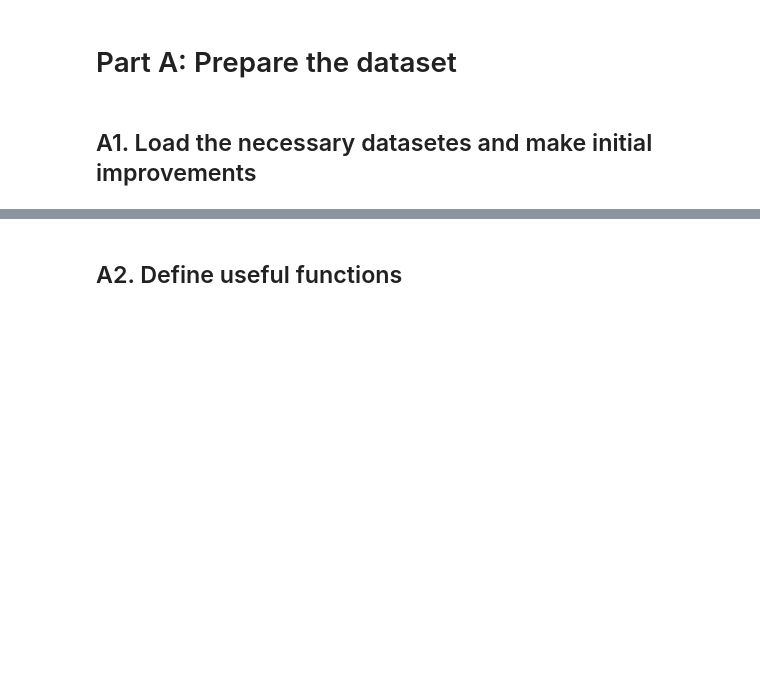
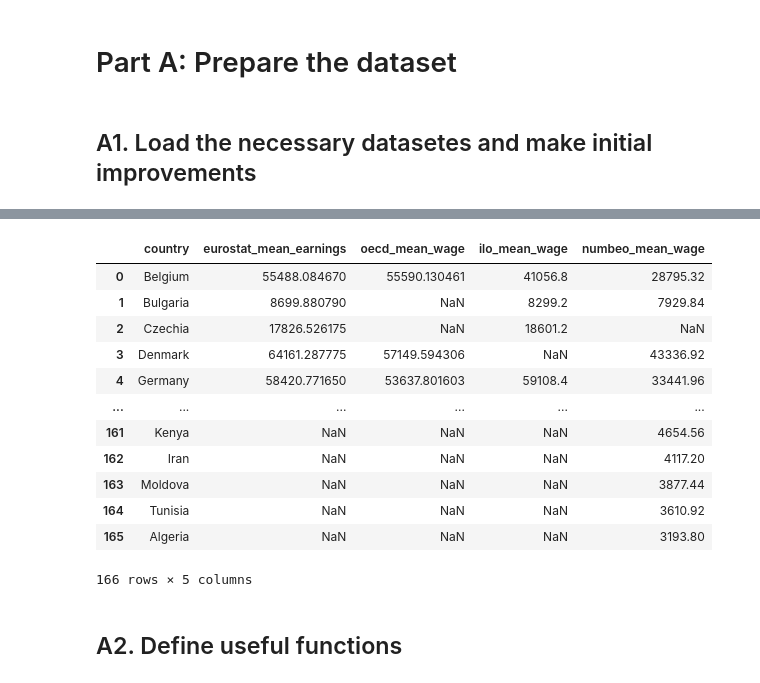
Before and after one commit to argythana/dsml_survey_20, a Jupyter notebook: notebooks/explore_invalid.ipynb, the cells around one changed output, grey strips where cells are left out. Drawn from its saved outputs; the diff is of its cells as text; code cells hidden in the pictures; blank space fills up the shorter version.

Commit message:
Add dataframe will mean wage by country

```diff
--- a/notebooks/explore_invalid.ipynb
+++ b/notebooks/explore_invalid.ipynb
@@ -61,0 +73,9 @@ mean_wage_df = mean_wage_df.loc[mean_wage_df.groupby('country').year.idxmax()]
+# %%
+# Load mean nominal wage data from International Labor Organization
+eurostat_mean_earnings = pd.read_csv('../data/eurostat_gross_earnings_euros_2019_filtered.csv')
+# eurostat_mean_earnings['gross_earn_2019_euros'] = eurostat_mean_earnings['gross_2019_euros'].str.replace(',', '')
+eurostat_mean_earnings['yearly_earnings'] = (eurostat_mean_earnings['gross_2019_euros'].astype(float)) * float(usd_euro_rate.iloc[5][1])
+eurostat_mean_earnings = eurostat_mean_earnings.set_index('country')
+# %%
+oecd_mean_wage = pd.read_csv('../data/oecd_ann_avg_wage_2019.csv')
+oecd_mean_wage = oecd_mean_wage.set_index('country')
@@ -61,0 +90,43 @@ mean_wage_df = mean_wage_df.loc[mean_wage_df.groupby('country').year.idxmax()]
+# %%
+# Load mean nominal wage data from International Labor Organization
+numbeo_mean_wage = pd.read_csv("../data/numbeo.csv")
+numbeo_mean_wage = numbeo_mean_wage.assign(year=2019)
+numbeo_mean_wage['yearly_earnings'] = numbeo_mean_wage['monthly_earnings'] * 12
+numbeo_mean_wage = numbeo_mean_wage.set_index('country')
+# %%
+# Is this syntantic sugar optimal?
+wages_data = pd.concat([
+    eurostat_mean_earnings['yearly_earnings'],
+     oecd_mean_wage['yearly_earnings'],
+     ilo_mean_wage['yearly_earnings'],
+     numbeo_mean_wage['yearly_earnings']
+],
+    axis=1,
+    keys=['eurostat_mean_earnings',
+          'oecd_mean_wage',
+          'ilo_mean_wage',
+          'numbeo_mean_wage']
+)
+
+
+wages_data = wages_data.reset_index(level=0).rename(columns={'index': 'country'})
+# %%
+wages_data
+
+# wages_data.country.unique()
+
+# set(df.Q3.unique()).difference(wages_data.country.unique())
+# %% [output]
+|  | country | eurostat_mean_earnings | oecd_mean_wage | ilo_mean_wage | numbeo_mean_wage |
+| 0 | Belgium | 55488.084670 | 55590.130461 | 41056.8 | 28795.32 |
+| 1 | Bulgaria | 8699.880790 | NaN | 8299.2 | 7929.84 |
+| 2 | Czechia | 17826.526175 | NaN | 18601.2 | NaN |
+| 3 | Denmark | 64161.287775 | 57149.594306 | NaN | 43336.92 |
+| 4 | Germany | 58420.771650 | 53637.801603 | 59108.4 | 33441.96 |
+| ... | ... | ... | ... | ... | ... |
+| 161 | Kenya | NaN | NaN | NaN | 4654.56 |
+| 162 | Iran | NaN | NaN | NaN | 4117.20 |
+| 163 | Moldova | NaN | NaN | NaN | 3877.44 |
+| 164 | Tunisia | NaN | NaN | NaN | 3610.92 |
+| 165 | Algeria | NaN | NaN | NaN | 3193.80 |
+166 rows × 5 columns
```
Also changed, not shown: parts of 67 cells of this notebook.
